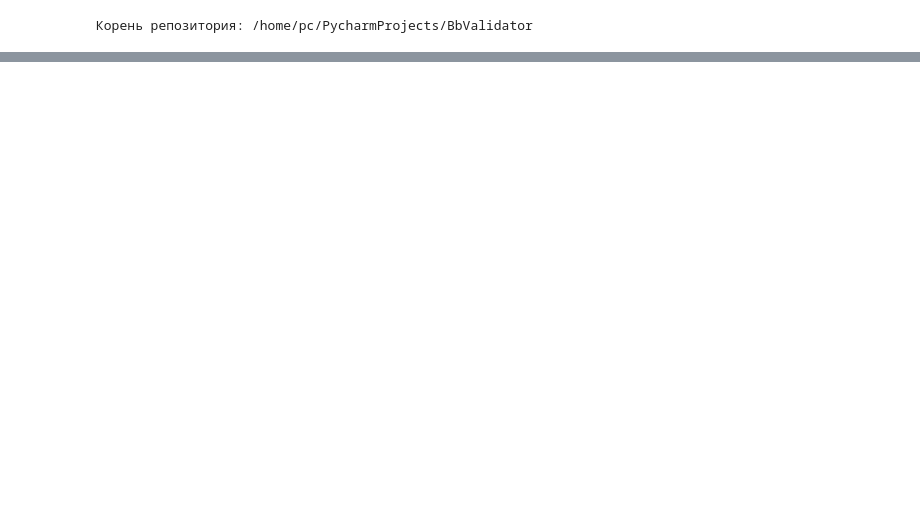
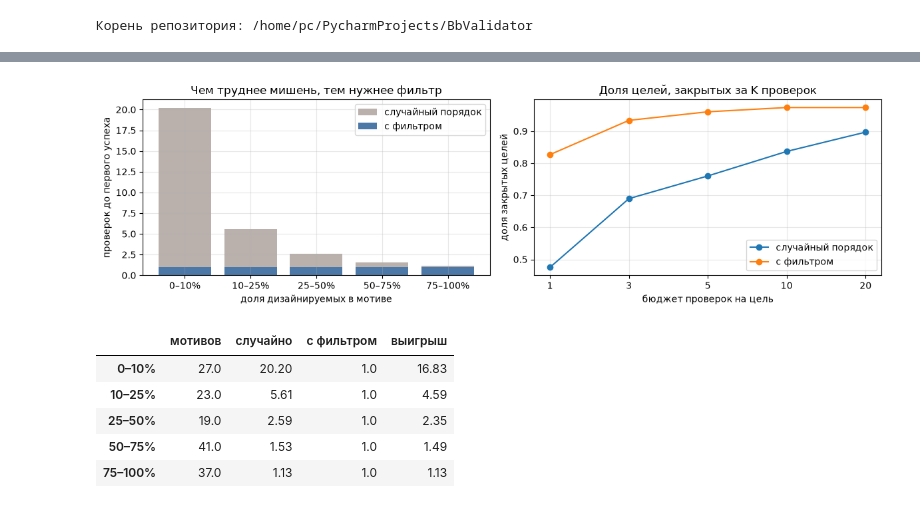
Before and after one commit to daghotur/bbvalidator, a Jupyter notebook: notebooks/02-metriki-i-primery.ipynb, the cells around one changed output, grey strips where cells are left out. Saved outputs shown, nothing was run; the diff lists cells and outputs as text; code cells hidden in the pictures; blank space fills up the shorter version.

```diff
--- a/notebooks/02-metriki-i-primery.ipynb
+++ b/notebooks/02-metriki-i-primery.ipynb
@@ -30,0 +215,36 @@ plt.rcParams.update({"figure.figsize": (10, 4), "axes.grid": True, "grid.alpha":
+# %%
+ec = load("analysis_economics.json", "analysis_economics.py")
+if ec and os.path.exists("economics_per_motif.csv"):
+    bd = pd.DataFrame(ec["by_difficulty"]).T
+    bd.index = ["0–10%", "10–25%", "25–50%", "50–75%", "75–100%"][: len(bd)]
+
+    fig, axes = plt.subplots(1, 2, figsize=(12, 3.6))
+    axes[0].bar(bd.index, bd["median_first_random"], color="#bab0ac", label="случайный порядок")
+    axes[0].bar(bd.index, bd["median_first_model"], color="#4c78a8", label="с фильтром")
+    axes[0].set_ylabel("проверок до первого успеха")
+    axes[0].set_xlabel("доля дизайнируемых в мотиве")
+    axes[0].set_title("Чем труднее мишень, тем нужнее фильтр")
+    axes[0].legend()
+
+    b = pd.DataFrame(ec["budgets"]).T
+    axes[1].plot(b.index, b["random"], marker="o", label="случайный порядок")
+    axes[1].plot(b.index, b["model"], marker="o", label="с фильтром")
+    axes[1].set_xlabel("бюджет проверок на цель")
+    axes[1].set_ylabel("доля закрытых целей")
+    axes[1].set_title("Доля целей, закрытых за K проверок")
+    axes[1].legend()
+    plt.tight_layout()
+    plt.show()
+
+    display(bd.rename(columns={
+        "n_motifs": "мотивов", "median_first_random": "случайно",
+        "median_first_model": "с фильтром", "median_speedup": "выигрыш",
+    }).round(2))
+# %% [output]
+[figure, added]
+|  | мотивов | случайно | с фильтром | выигрыш |
+| 0–10% | 27.0 | 20.20 | 1.0 | 16.83 |
+| 10–25% | 23.0 | 5.61 | 1.0 | 4.59 |
+| 25–50% | 19.0 | 2.59 | 1.0 | 2.35 |
+| 50–75% | 41.0 | 1.53 | 1.0 | 1.49 |
+| 75–100% | 37.0 | 1.13 | 1.0 | 1.13 |
```
Also changed, not shown: parts of 28 cells of this notebook, 2 other files.
